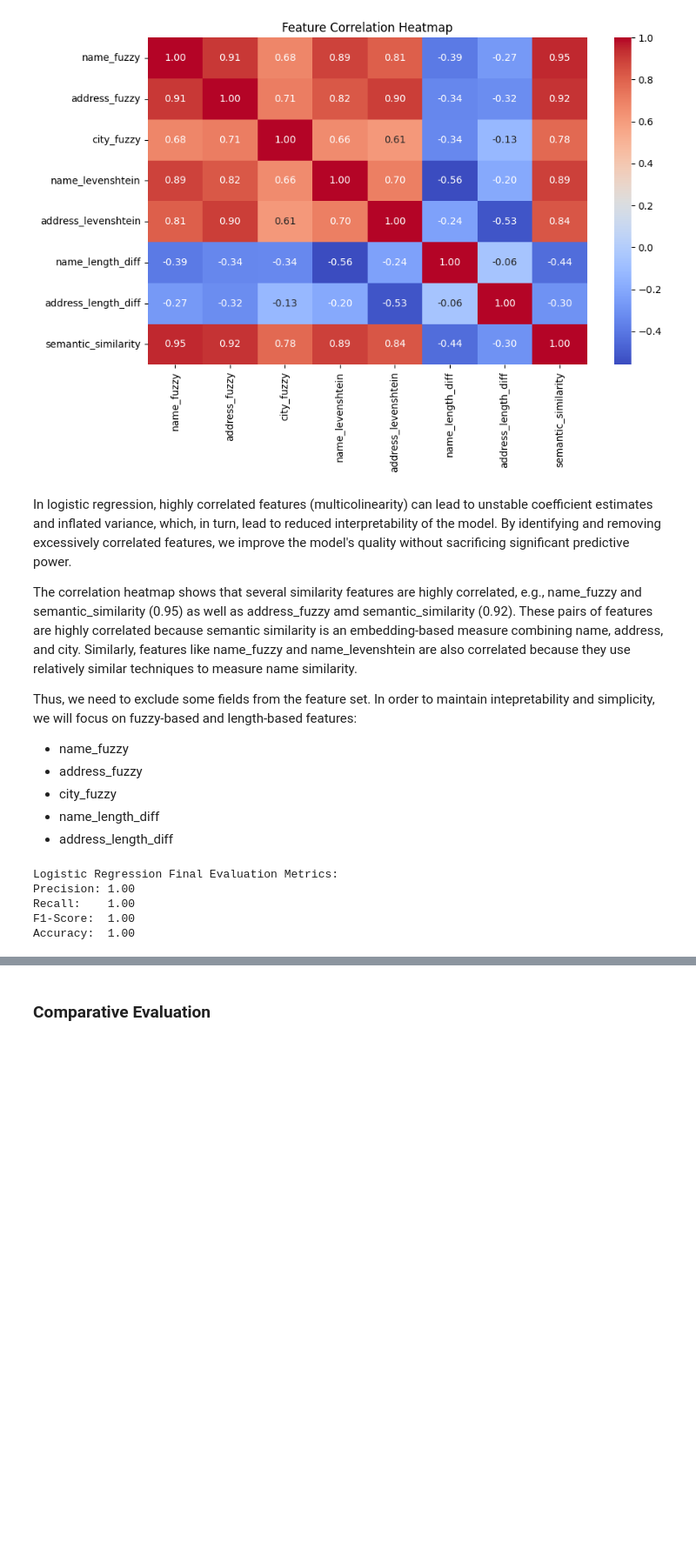
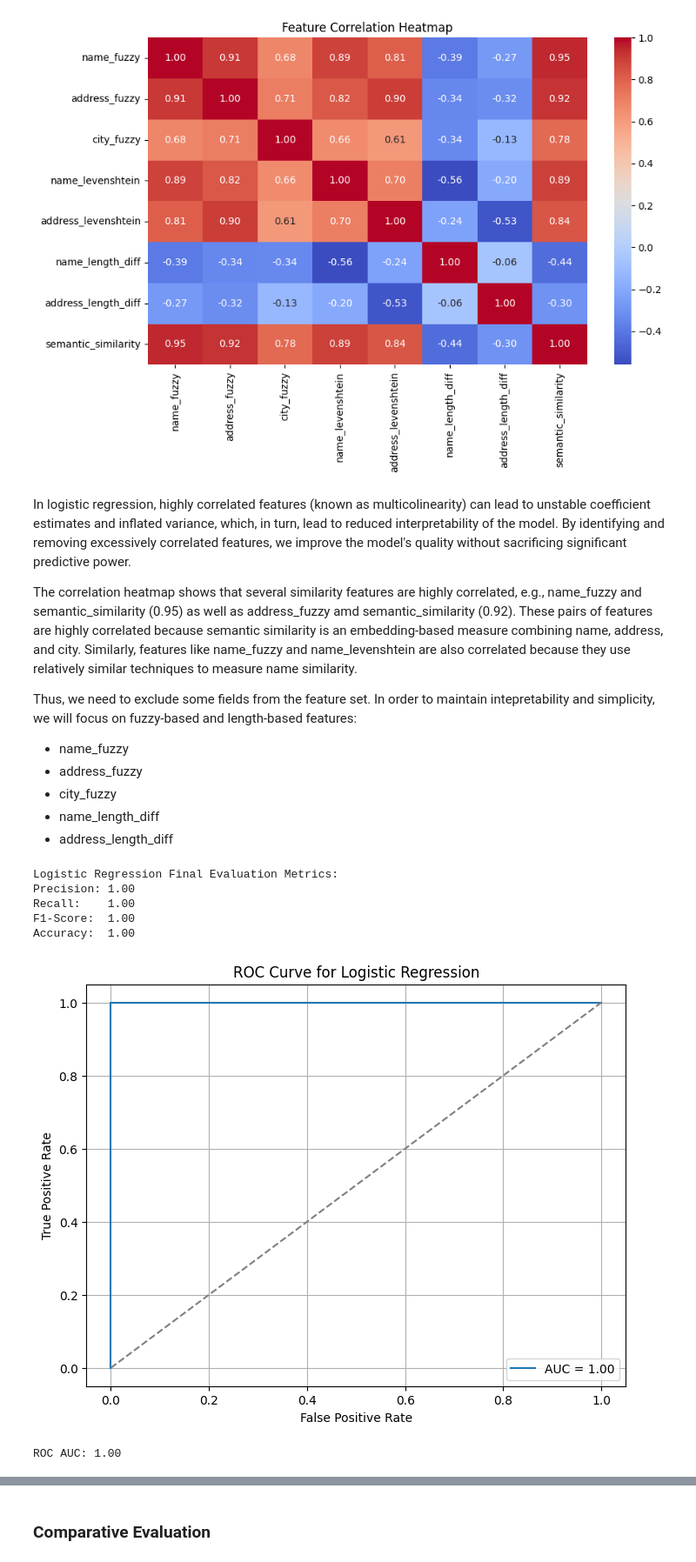
Before and after one commit to piotr-ziolo/EntityMatchingOverview, a Jupyter notebook: Entity Matching Overview.ipynb, the cells around one changed output, grey strips where cells are left out. Shown: that part at 87% size. Saved outputs shown, nothing was run; the diff lists cells and outputs as text; code cells hidden in the pictures; blank space fills up the shorter version.

Commit message:
added review of logistic classifier

```diff
--- a/Entity Matching Overview.ipynb
+++ b/Entity Matching Overview.ipynb
@@ -904,7 +904,7 @@ plt.show()
 # %% [output]
 [figure]
 # %% [markdown]
-In logistic regression, highly correlated features (multicolinearity) can lead to unstable coefficient estimates and inflated variance, which, in turn, lead to reduced interpretability of the model. By identifying and removing excessively correlated features, we improve the model's quality without sacrificing significant predictive power.
+In logistic regression, highly correlated features (known as multicolinearity) can lead to unstable coefficient estimates and inflated variance, which, in turn, lead to reduced interpretability of the model. By identifying and removing excessively correlated features, we improve the model's quality without sacrificing significant predictive power.
 
 The correlation heatmap shows that several similarity features are highly correlated, e.g., name_fuzzy and semantic_similarity (0.95) as well as address_fuzzy amd semantic_similarity (0.92). These pairs of features are highly correlated because semantic similarity is an embedding-based measure combining name, address, and city. Similarly, features like name_fuzzy and name_levenshtein are also correlated because they use relatively similar techniques to measure name similarity.
 
@@ -954,3 +954,29 @@ Precision: 1.00
 Recall:    1.00
 F1-Score:  1.00
 Accuracy:  1.00
+# %%
+from sklearn.metrics import roc_curve, roc_auc_score
+
+# Calculate probabilities for ROC
+y_probs = clf.predict_proba(X_test)[:, 1]
+
+# ROC Curve
+fpr, tpr, thresholds = roc_curve(y_test, y_probs)
+roc_auc = roc_auc_score(y_test, y_probs)
+
+# Plot
+plt.figure(figsize=(8,6))
+plt.plot(fpr, tpr, label=f'AUC = {roc_auc:.2f}')
+plt.plot([0, 1], [0, 1], linestyle='--', color='gray')
+plt.xlabel('False Positive Rate')
+plt.ylabel('True Positive Rate')
+plt.title('ROC Curve for Logistic Regression')
+plt.legend(loc='lower right')
+plt.grid()
+plt.show()
+
+# Clearly state AUC
+print(f"ROC AUC: {roc_auc:.2f}")
+# %% [output]
+[figure, added]
+ROC AUC: 1.00
```
Also changed, not shown: parts of 10 cells of this notebook.
